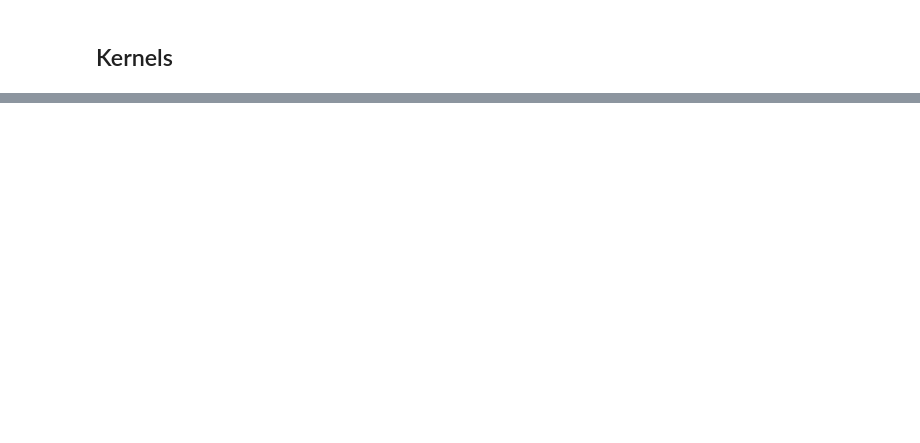
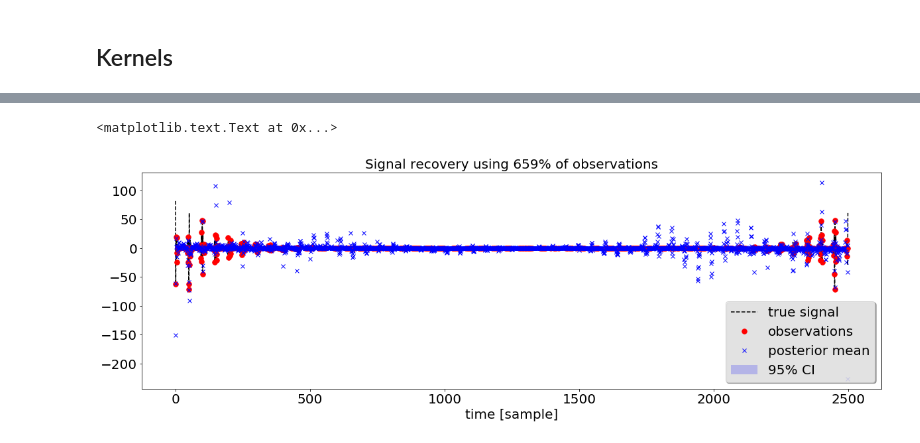
Before and after one commit to lerkoah/BayesianInterferometryIDS, a Jupyter notebook: src/testing_spectral_estimatio_model-NUMPY.ipynb, the cells around one changed output, grey strips where cells are left out. Drawn from its saved outputs; the diff is of its cells as text; code cells hidden in the pictures; blank space fills up the shorter version.

```diff
--- a/src/testing_spectral_estimatio_model-NUMPY.ipynb
+++ b/src/testing_spectral_estimatio_model-NUMPY.ipynb
@@ -383,20 +427,23 @@ std_dev=np.sqrt(v_model)
 # %%
 my_label_size = 20
 label_size = 20
 plt.rcParams['xtick.labelsize'] = label_size
 plt.rcParams['ytick.labelsize'] = label_size
 
 #plotear estimacion, observaciones y datos totales
 fig=plt.figure(3, figsize=(20,6))
 ax = plt.gca()
 plt.fill_between(t, y_model-2*std_dev, y_model+2*std_dev, facecolor='blue', alpha=0.2, label='95% CI')
 plt.plot(t,img_fft.real.reshape(-1), color='black',ls='--',label='true signal')
 plt.plot(mask_vect_index,Vrobs,'red',ms=15, linestyle='none', marker='.', label='observations')
-plt.plot(t,y_model,c='b',lw=4,label='posterior mean')
+plt.plot(t,y_model, c='b', linestyle='none', marker='x',lw=4,label='posterior mean')
 
 leg=plt.legend(ncol=1,frameon=True, shadow=True, loc=4, fontsize=my_label_size)
 frame  = leg.get_frame()
 frame.set_facecolor('0.95')
 plt.xlabel('time [sample]', fontsize=my_label_size)
 plt.title('Signal recovery using {}% of observations'.format(p), fontsize=my_label_size)
 # plt.xlim([0,1800])
+# %% [output]
+<matplotlib.text.Text at 0x...>
+[figure, added]
```
Also changed, not shown: parts of 10 cells of this notebook, 3 other files.
